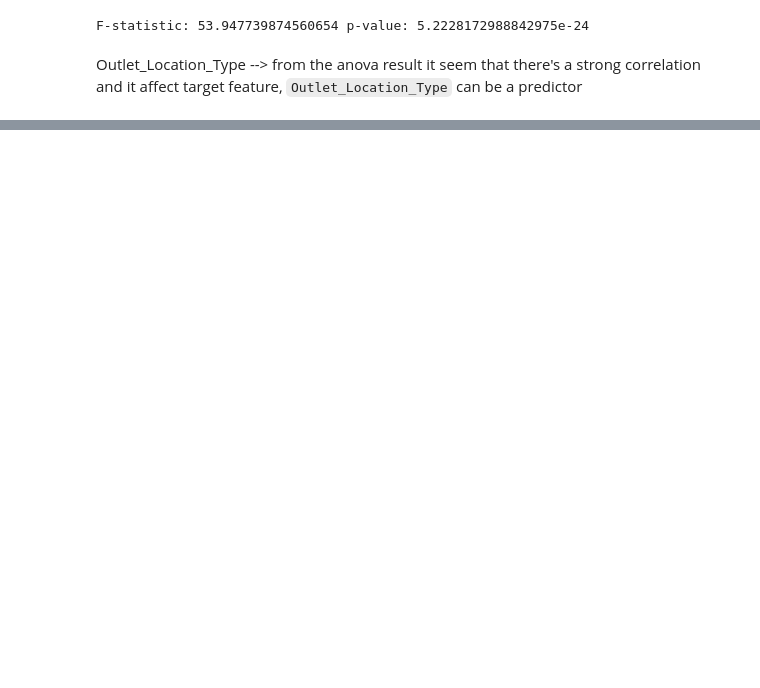
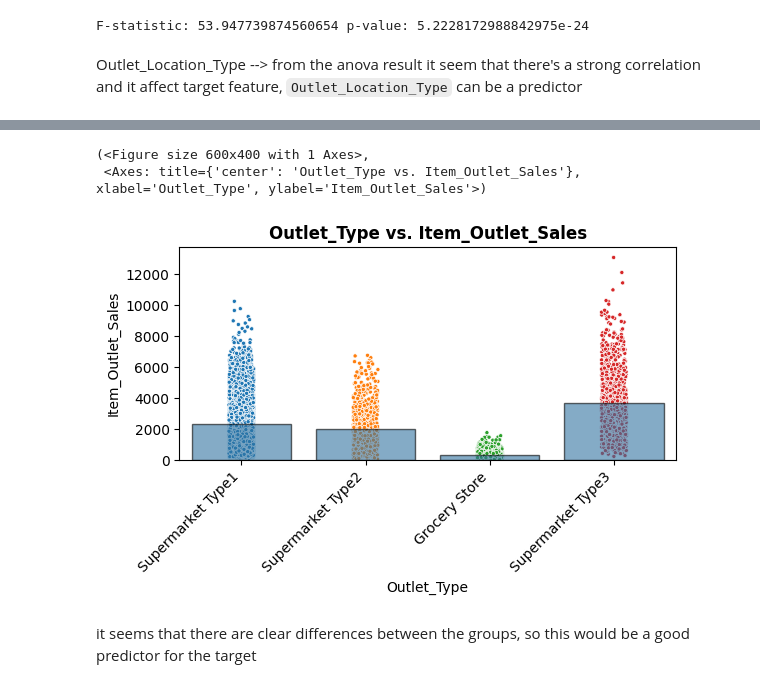
Before and after one commit to farahwadya/Prediction-of-Product-Sales, a Jupyter notebook: Prediction_of_Product_Sales.ipynb, the cells around one changed output, grey strips where cells are left out. Drawn from its saved outputs; the diff is of its cells as text; code cells hidden in the pictures; blank space fills up the shorter version.

```diff
--- a/Prediction_of_Product_Sales.ipynb
+++ b/Prediction_of_Product_Sales.ipynb
@@ -848,0 +824,8 @@ Outlet_Location_Type --> from the anova result it seem that there's a strong cor
+# %%
+plot_categorical_vs_target(df_sales, x='Outlet_Type',y= 'Item_Outlet_Sales' )
+# %% [output]
+(<Figure size 600x400 with 1 Axes>,
+ <Axes: title={'center': 'Outlet_Type vs. Item_Outlet_Sales'}, xlabel='Outlet_Type', ylabel='Item_Outlet_Sales'>)
+[figure, added]
+# %% [markdown]
+it seems that there are clear differences between the groups, so this would be a good predictor for the target
```
Also changed, not shown: parts of 13 cells of this notebook.
